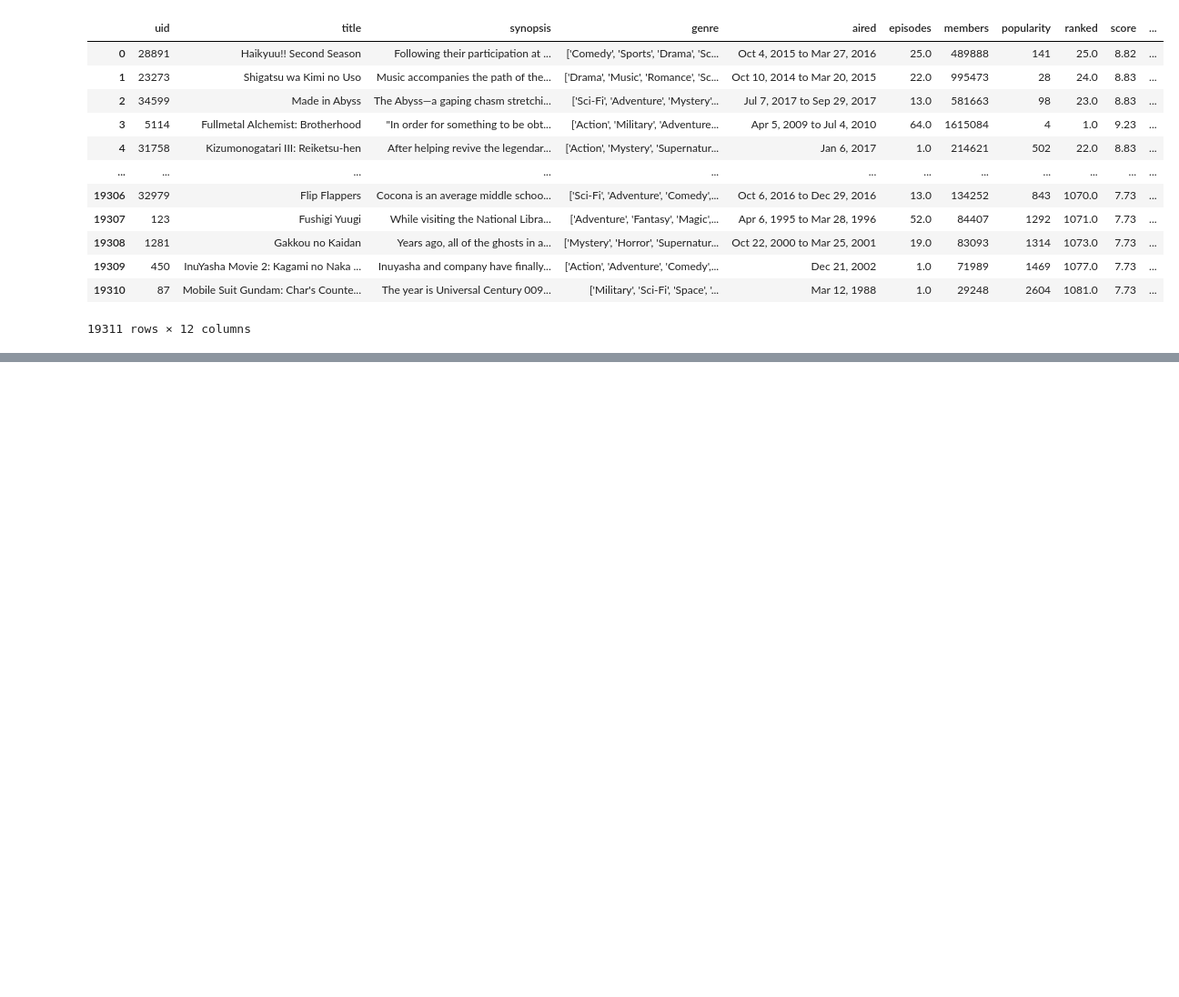
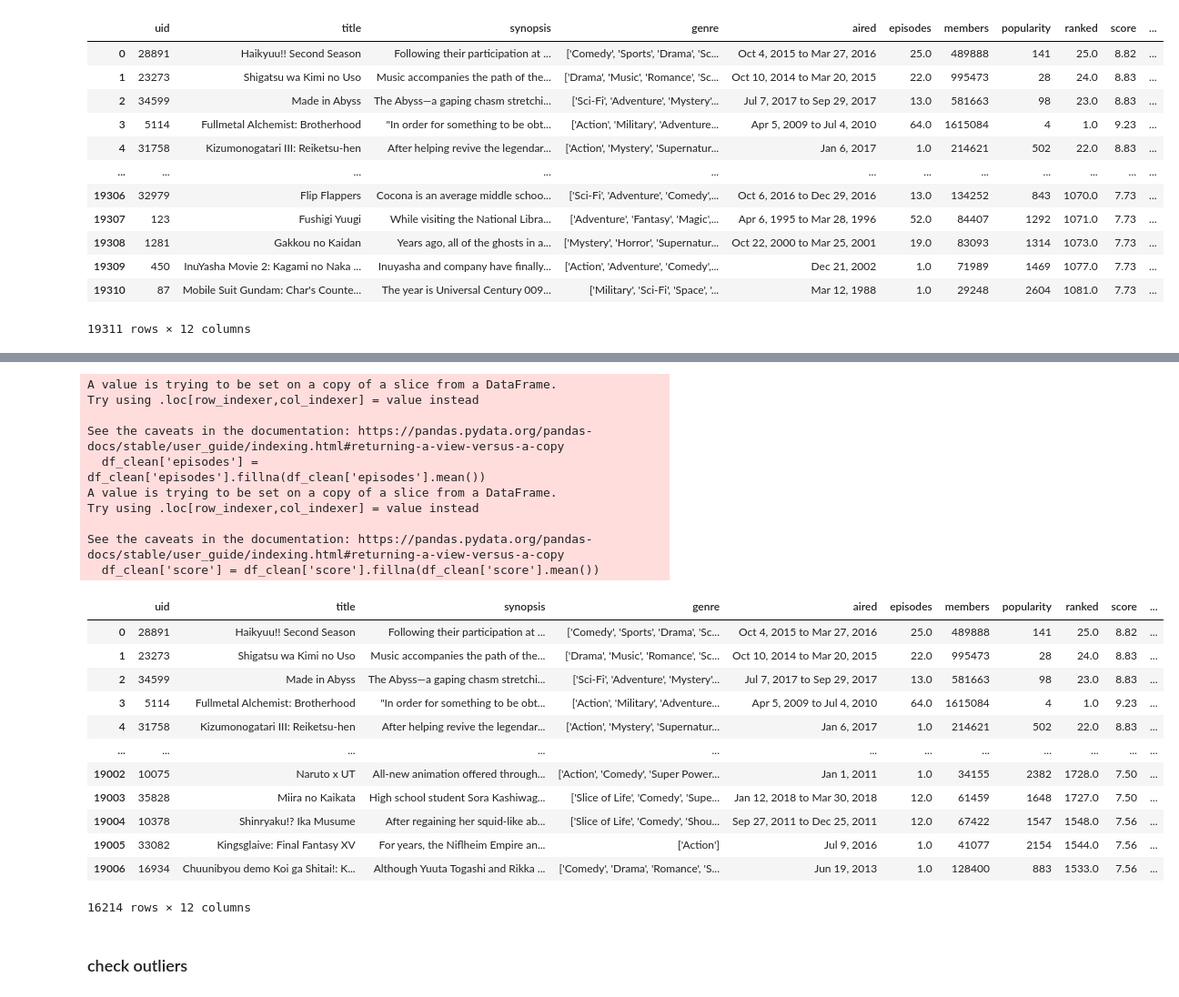
Before and after one commit to illinois-data-curation/is477-sp25-Group-8, a Jupyter notebook: FinalProjectGroup8.ipynb, the cells around one changed output, grey strips where cells are left out. Shown: that part at 91% size. Drawn from its saved outputs; the diff is of its cells as text; code cells hidden in the pictures; blank space fills up the shorter version.

```diff
--- a/FinalProjectGroup8.ipynb
+++ b/FinalProjectGroup8.ipynb
@@ -19,0 +161,31 @@ Table1_MyAnimeListAnime
+# %%
+# replace missing values in episodes and score with mean
+df_clean['episodes'] = df_clean['episodes'].fillna(df_clean['episodes'].mean())
+df_clean['score'] = df_clean['score'].fillna(df_clean['score'].mean())
+df_clean
+# %% [output]
+A value is trying to be set on a copy of a slice from a DataFrame.
+Try using .loc[row_indexer,col_indexer] = value instead
+
+See the caveats in the documentation: https://pandas.pydata.org/pandas-docs/stable/user_guide/indexing.html#returning-a-view-versus-a-copy
+  df_clean['episodes'] = df_clean['episodes'].fillna(df_clean['episodes'].mean())
+A value is trying to be set on a copy of a slice from a DataFrame.
+Try using .loc[row_indexer,col_indexer] = value instead
+
+See the caveats in the documentation: https://pandas.pydata.org/pandas-docs/stable/user_guide/indexing.html#returning-a-view-versus-a-copy
+  df_clean['score'] = df_clean['score'].fillna(df_clean['score'].mean())
+|  | uid | title | synopsis | genre | aired | episodes | members | popularity | ranked | score | ... |
+| 0 | 28891 | Haikyuu!! Second Season | Following their participation at ... | ['Comedy', 'Sports', 'Drama', 'Sc... | Oct 4, 2015 to Mar 27, 2016 | 25.0 | 489888 | 141 | 25.0 | 8.82 | ... |
+| 1 | 23273 | Shigatsu wa Kimi no Uso | Music accompanies the path of the... | ['Drama', 'Music', 'Romance', 'Sc... | Oct 10, 2014 to Mar 20, 2015 | 22.0 | 995473 | 28 | 24.0 | 8.83 | ... |
+| 2 | 34599 | Made in Abyss | The Abyss—a gaping chasm stretchi... | ['Sci-Fi', 'Adventure', 'Mystery'... | Jul 7, 2017 to Sep 29, 2017 | 13.0 | 581663 | 98 | 23.0 | 8.83 | ... |
+| 3 | 5114 | Fullmetal Alchemist: Brotherhood | "In order for something to be obt... | ['Action', 'Military', 'Adventure... | Apr 5, 2009 to Jul 4, 2010 | 64.0 | 1615084 | 4 | 1.0 | 9.23 | ... |
+| 4 | 31758 | Kizumonogatari III: Reiketsu-hen | After helping revive the legendar... | ['Action', 'Mystery', 'Supernatur... | Jan 6, 2017 | 1.0 | 214621 | 502 | 22.0 | 8.83 | ... |
+| ... | ... | ... | ... | ... | ... | ... | ... | ... | ... | ... | ... |
+| 19002 | 10075 | Naruto x UT | All-new animation offered through... | ['Action', 'Comedy', 'Super Power... | Jan 1, 2011 | 1.0 | 34155 | 2382 | 1728.0 | 7.50 | ... |
+| 19003 | 35828 | Miira no Kaikata | High school student Sora Kashiwag... | ['Slice of Life', 'Comedy', 'Supe... | Jan 12, 2018 to Mar 30, 2018 | 12.0 | 61459 | 1648 | 1727.0 | 7.50 | ... |
+| 19004 | 10378 | Shinryaku!? Ika Musume | After regaining her squid-like ab... | ['Slice of Life', 'Comedy', 'Shou... | Sep 27, 2011 to Dec 25, 2011 | 12.0 | 67422 | 1547 | 1548.0 | 7.56 | ... |
+| 19005 | 33082 | Kingsglaive: Final Fantasy XV | For years, the Niflheim Empire an... | ['Action'] | Jul 9, 2016 | 1.0 | 41077 | 2154 | 1544.0 | 7.56 | ... |
+| 19006 | 16934 | Chuunibyou demo Koi ga Shitai!: K... | Although Yuuta Togashi and Rikka ... | ['Comedy', 'Drama', 'Romance', 'S... | Jun 19, 2013 | 1.0 | 128400 | 883 | 1533.0 | 7.56 | ... |
+16214 rows × 12 columns
+# %% [markdown]
+### check outliers
```
Also changed, not shown: parts of 22 cells of this notebook.
